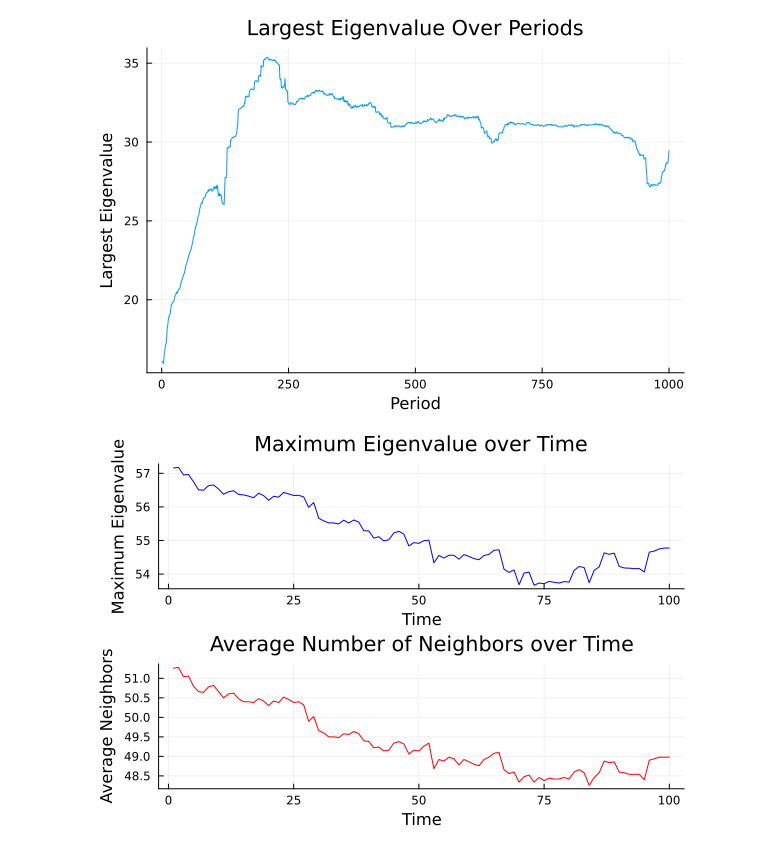
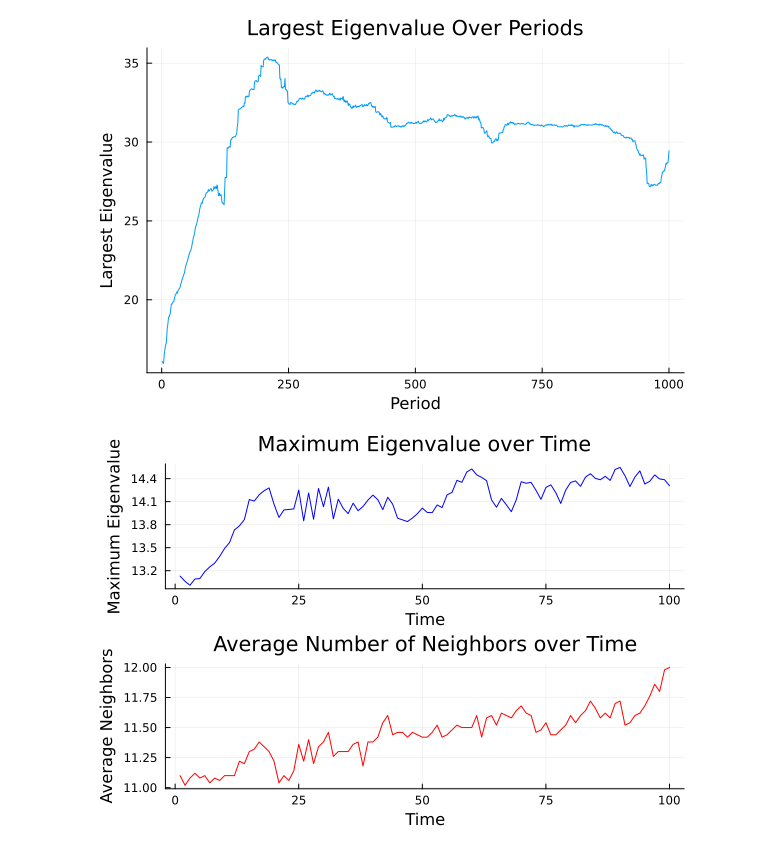
Before and after one commit to fatemehabasian/Computational-Physics, a Jupyter notebook: Version0.ipynb, the cells around one changed output. Saved outputs shown, nothing was run; the diff lists cells and outputs as text; code cells hidden in the pictures.

```diff
--- a/Version0.ipynb
+++ b/Version0.ipynb
@@ -134,7 +134,7 @@ v0 = 0.03 # Speed of particles
 eta = 0.5 # Noise parameter, range: 0 to 1
 L = 10.0   # Length of Box
 N = 100    # Number of particles
-R = 5      # Interaction radius
+R = 2      # Interaction radius
 dt = 1.0   # Time step
 Nf = 100   # Number of time steps, reduced for brevity
 Random.seed!() # Seed of random number generator for reproducibility
@@ -195,31 +195,31 @@ function animate(i)
     # Calculate and store the average number of neighbors
     avg_neighbors = mean(num_neighbors)
     push!(average_neighbors, avg_neighbors)
 
     # Add random noise and update velocities
     theta .= mean_theta .+ eta * (rand(N) .- 0.5) * 2 * π
     vx = v0 * cos.(theta)
     vy = v0 * sin.(theta)
     adj_matrix = adjacency_matrix(xp, yp, R)
     # Compute eigenvalues
     eigenvalues = eigvals(Symmetric(adj_matrix))
 
     # Check if eigenvalues are real and store the largest eigenvalue
     if all(isreal, eigenvalues)
         push!(largest_eigenvalues, maximum(eigenvalues))
     end
 end
 
 # Run simulation
 for i in 1:Nf
     animate(i)
 end
 
 # Plotting the results
 time_steps = 1:Nf
 p1 = plot(time_steps, largest_eigenvalues, title="Maximum Eigenvalue over Time", xlabel="Time", ylabel="Maximum Eigenvalue", legend=false, color="blue")
 p2 = plot(time_steps, average_neighbors, title="Average Number of Neighbors over Time", xlabel="Time", ylabel="Average Neighbors", legend=false, color="red")
 
 plot(p1, p2, layout = (2, 1), size = (600, 400))
 # %% [output]
-[figure, old version]
+[figure, new version]
```
Also changed, not shown: parts of 1 cell of this notebook.
